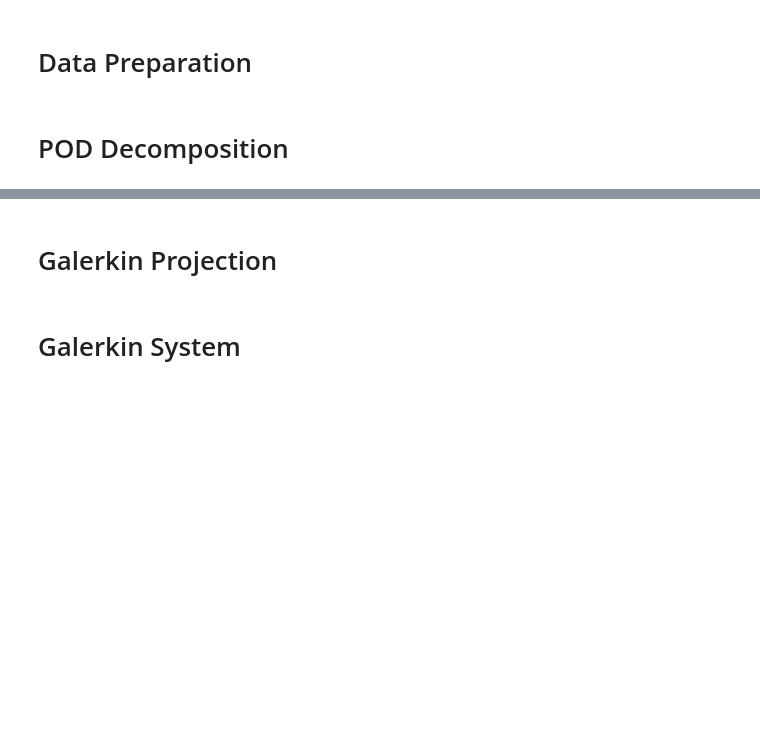
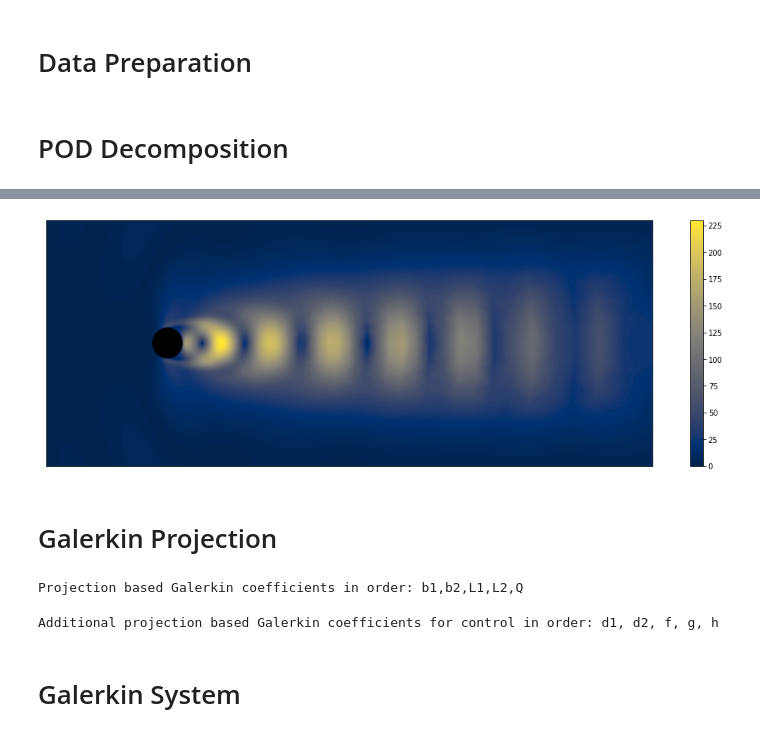
Before and after one commit to JanRotti/podGalerkin, a Jupyter notebook: pod_galerkin.ipynb, the cells around one changed output, grey strips where cells are left out. Drawn from its saved outputs; the diff is of its cells as text; code cells hidden in the pictures; blank space fills up the shorter version.

Commit message:
reconstruction, image generation, small testing

```diff
--- a/pod_galerkin.ipynb
+++ b/pod_galerkin.ipynb
@@ -33,13 +40,13 @@ mesh = rotationalSymmetricMesh(meshio_mesh)
 # PROBLEM CONSTANTS
 n = mesh.n                  # number of nodes
 N = mesh.N                  # number of cells
-T = 220                     # number of snapshots
+T = 440                     # number of snapshots
 mach = 0.6                  # mach number
 sos = 340.29                # isentropic speed of sound
 uInfty = mach * sos         # freestream velocity
 Re = 100                    # Reynolds number of freeflow
 dt = 0.0001                 # simulation time step
-subsampling = 6             # subsampling for data
+subsampling = 3             # subsampling for data
 chirp = True                # chirp dataset
 
 # POD PARAMETERS
@@ -74,7 +81,10 @@ colormap = {1:"blue",2:"orange",3:"green",4:"red",5:"purple",6:"cyan"} # custom
 # Data Preparation
 # %%
 # reading file data
-dataDir  = "./flow_data/lam_cyl_comp_air/mach 0.6 chirp/"
+if chirp:
+    dataDir  = "./flow_data/lam_cyl_comp_air/mach 0.6 chirp/"
+else:
+    dataDir = "./flow_data/lam_cyl_comp_air/mach 0.6/"
 dataDict = read_csv_data(dataDir,delay=0,subsampling=subsampling,maxSize=T)
 
 # geometric information
@@ -103,6 +113,7 @@ qFluc = q - np.repeat(np.expand_dims(qAvg,1),T,axis=1)
 # POD data
 if includeAvg:
     podData = q
+    qAvg = np.zeros_like(qAvg)
 else:
     podData = qFluc
 
@@ -191,3 +206,11 @@ print("Number of eigenvectors necessary for thresholded reconstruction: \t" + st
+# %%
+# reconstruction plotting
+reconIndex = 0
+recNum = 2
+recon = np.matmul(podModes[:,:recNum],coeffs[:recNum,reconIndex]) #+ qAvg
+plot_cylinder_data(x,y,np.sqrt(np.square(recon[:n]) + np.square(recon[n:2*n]) ),zoom=True,cbar=True)
+# %% [output]
+[figure, added]
 # %% [markdown]
 # Galerkin Projection
 # %%
@@ -196,6 +219,9 @@ print("Number of eigenvectors necessary for thresholded reconstruction: \t" + st
 
 # additional control function coefficients
 [d1,d2,f,g,h] = isentropic_control_projection(mesh,podModes[:,:dim],qAvg,qCon,skalar_product)
+# %% [output]
+Projection based Galerkin coefficients in order: b1,b2,L1,L2,Q
+Additional projection based Galerkin coefficients for control in order: d1, d2, f, g, h
 # %% [markdown]
 # Galerkin System
 # %%
```
Also changed, not shown: parts of 11 cells of this notebook, 1 other file.
